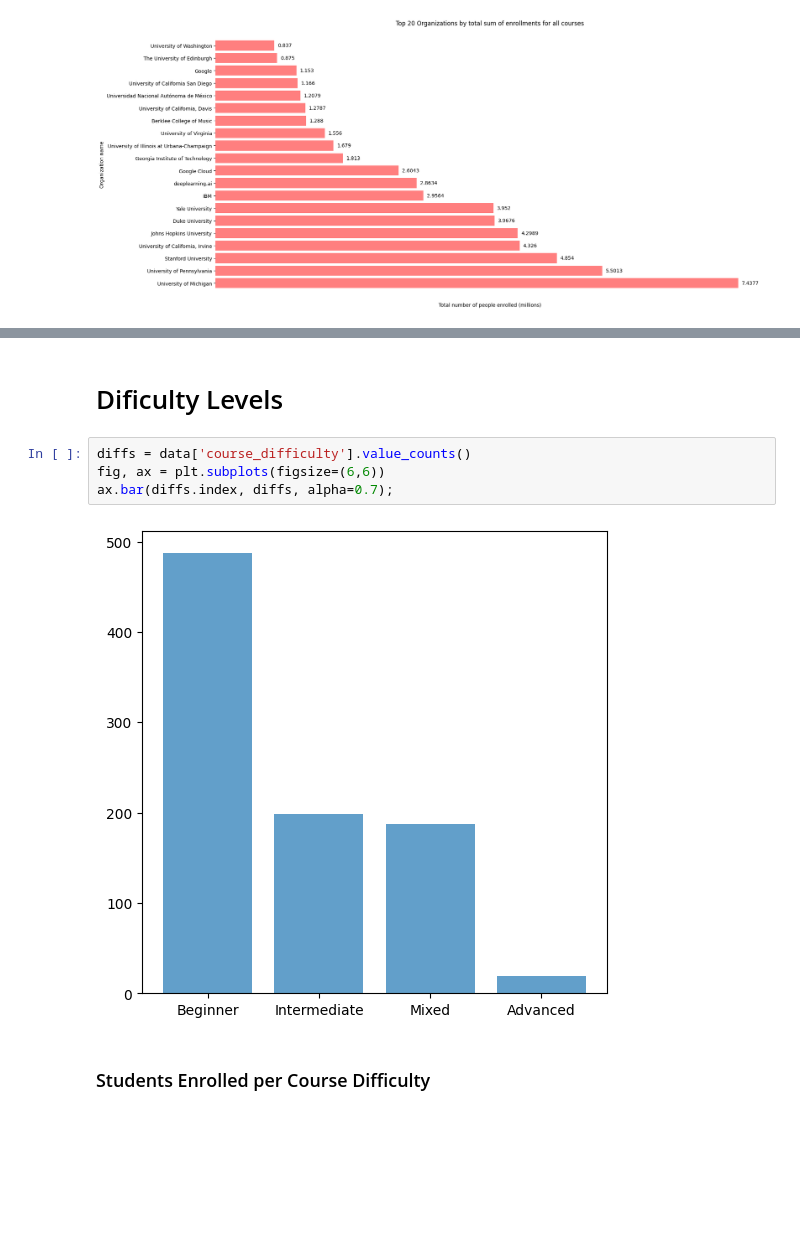
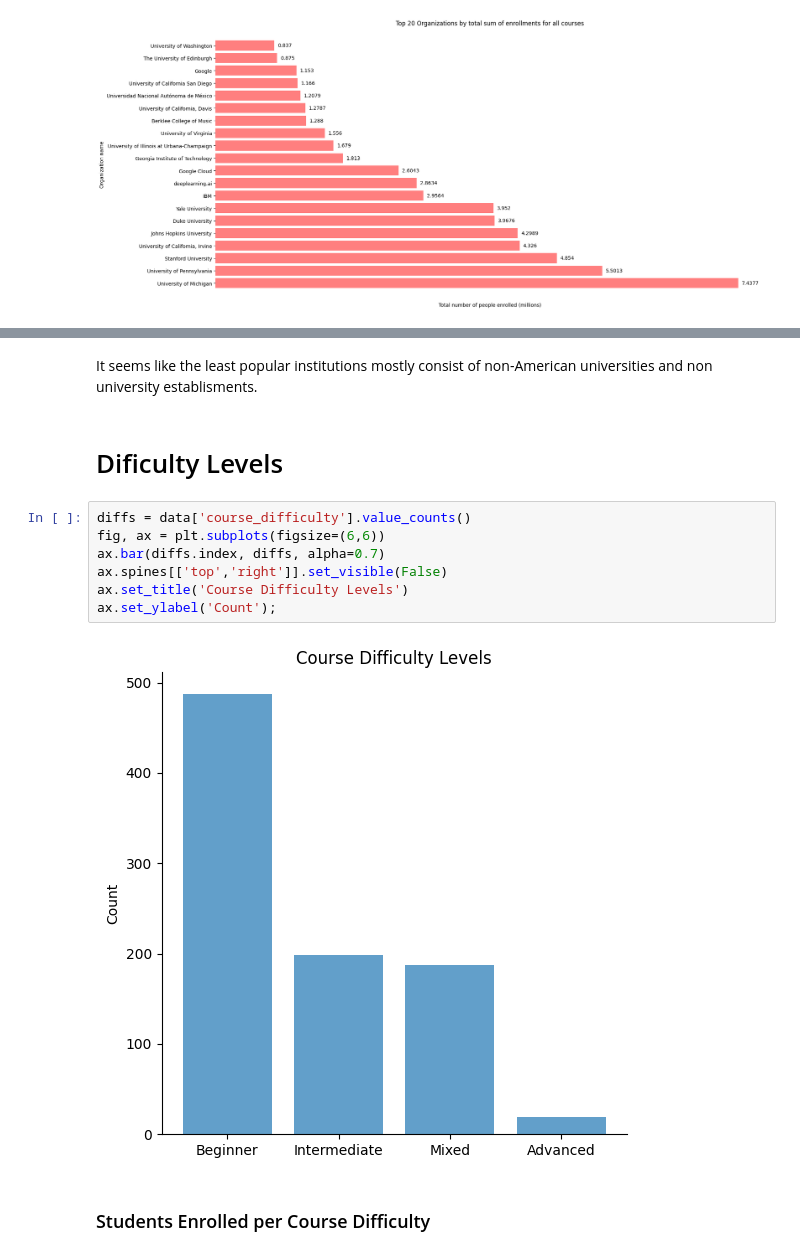
Before and after one commit to Jpooouks/coursera-eda, a Jupyter notebook: Coursera Course Analysis.ipynb, the cells around one changed output, grey strips where cells are left out. Drawn from its saved outputs; the diff is of its cells as text; blank space fills up the shorter version.

```diff
--- a/Coursera Course Analysis.ipynb
+++ b/Coursera Course Analysis.ipynb
@@ -233,10 +241,15 @@ data[data['course_organization'].isin(least_popular_orgs.index)]
+# %% [markdown]
+It seems like the least popular institutions mostly consist of non-American universities and non university establisments.
 # %% [markdown]
 # Dificulty Levels
 # %%
 diffs = data['course_difficulty'].value_counts()
 fig, ax = plt.subplots(figsize=(6,6))
-ax.bar(diffs.index, diffs, alpha=0.7);
+ax.bar(diffs.index, diffs, alpha=0.7)
+ax.spines[['top','right']].set_visible(False)
+ax.set_title('Course Difficulty Levels')
+ax.set_ylabel('Count');
 # %% [output]
-[figure, old version]
+[figure, new version]
 # %% [markdown]
 ### Students Enrolled per Course Difficulty
```
Also changed, not shown: parts of 35 cells of this notebook.
